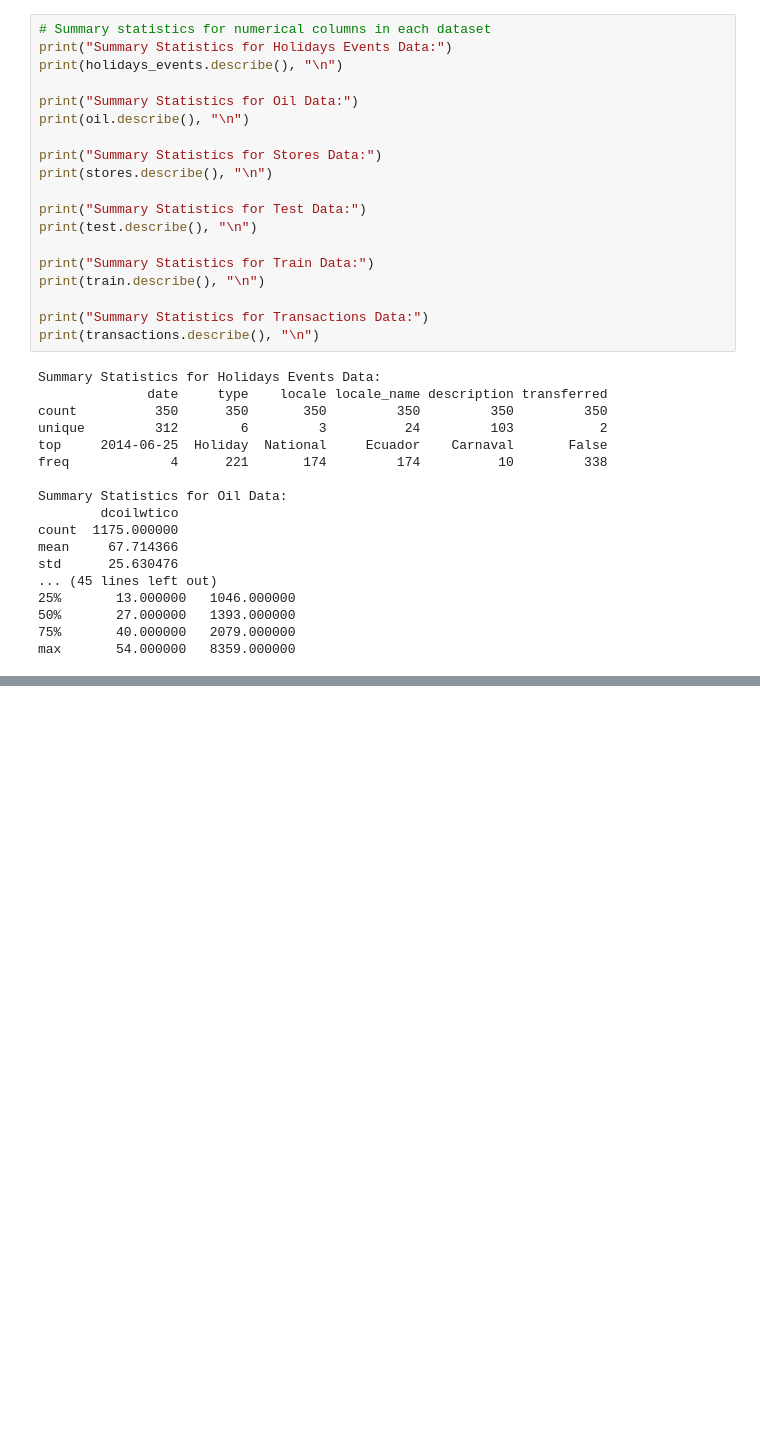
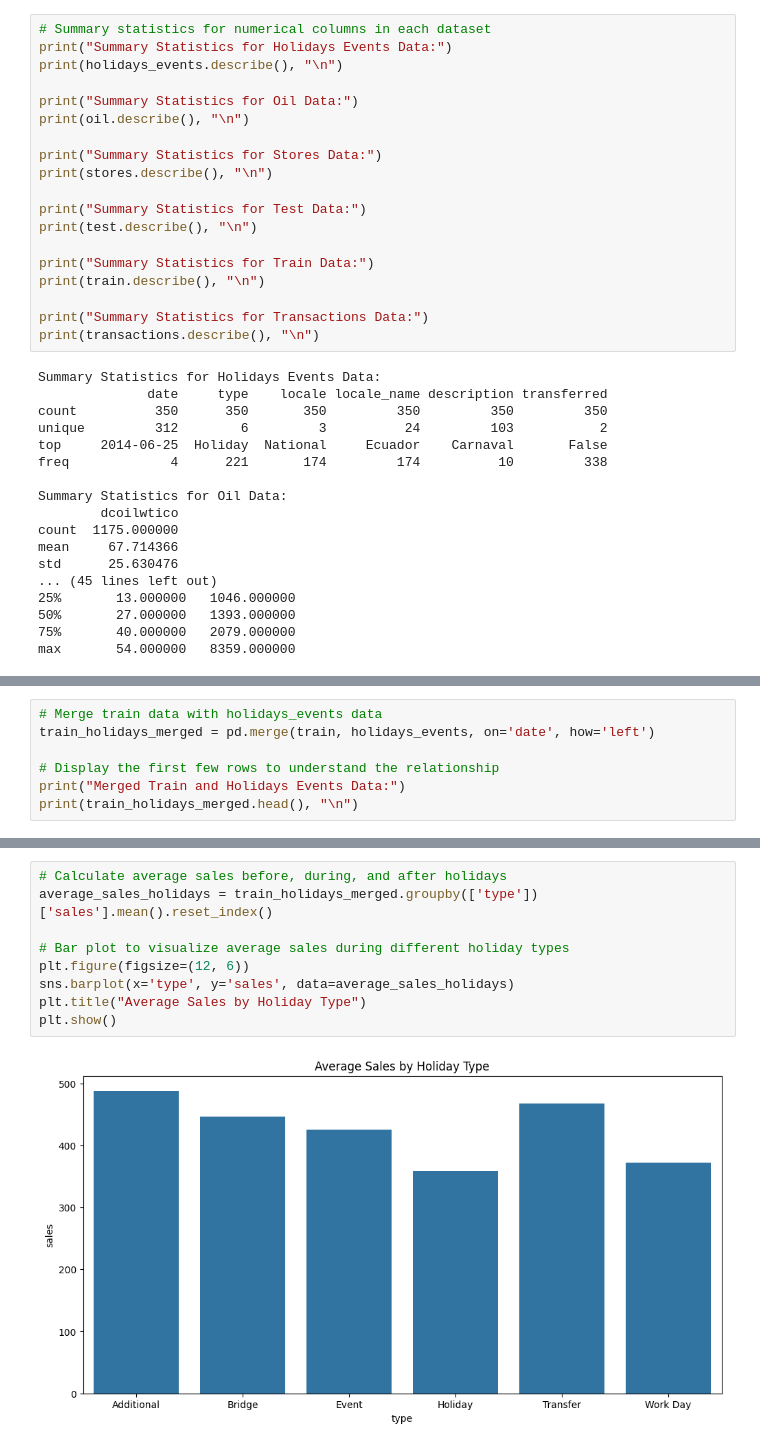
Before and after one commit to silver032/phase5project, a Jupyter notebook: Untitled.ipynb, the cells around one changed output, grey strips where cells are left out. Cells and saved outputs as stored; diff of their text form; blank space fills up the shorter version.

```diff
--- a/Untitled.ipynb
+++ b/Untitled.ipynb
@@ -85,0 +320,7 @@ max       54.000000   8359.000000
+# %%
+# Merge train data with holidays_events data
+train_holidays_merged = pd.merge(train, holidays_events, on='date', how='left')
+
+# Display the first few rows to understand the relationship
+print("Merged Train and Holidays Events Data:")
+print(train_holidays_merged.head(), "\n")
@@ -85,0 +375,11 @@ max       54.000000   8359.000000
+# %%
+# Calculate average sales before, during, and after holidays
+average_sales_holidays = train_holidays_merged.groupby(['type'])['sales'].mean().reset_index()
+
+# Bar plot to visualize average sales during different holiday types
+plt.figure(figsize=(12, 6))
+sns.barplot(x='type', y='sales', data=average_sales_holidays)
+plt.title("Average Sales by Holiday Type")
+plt.show()
+# %% [output]
+[figure, added]
```
Also changed, not shown: parts of 16 cells of this notebook.
